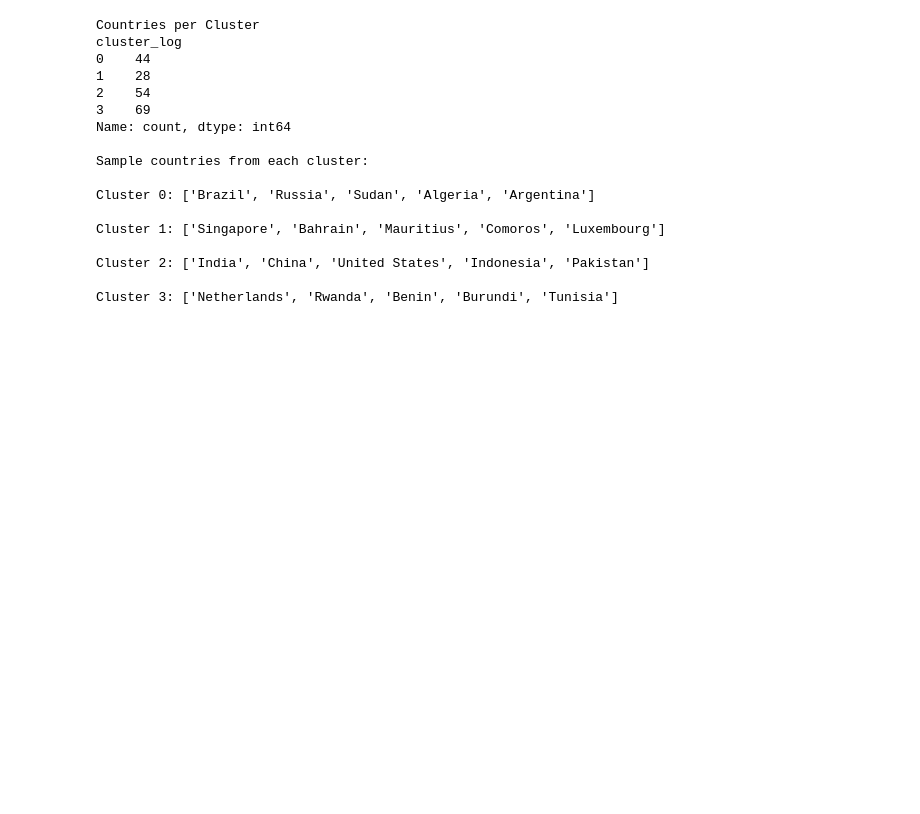
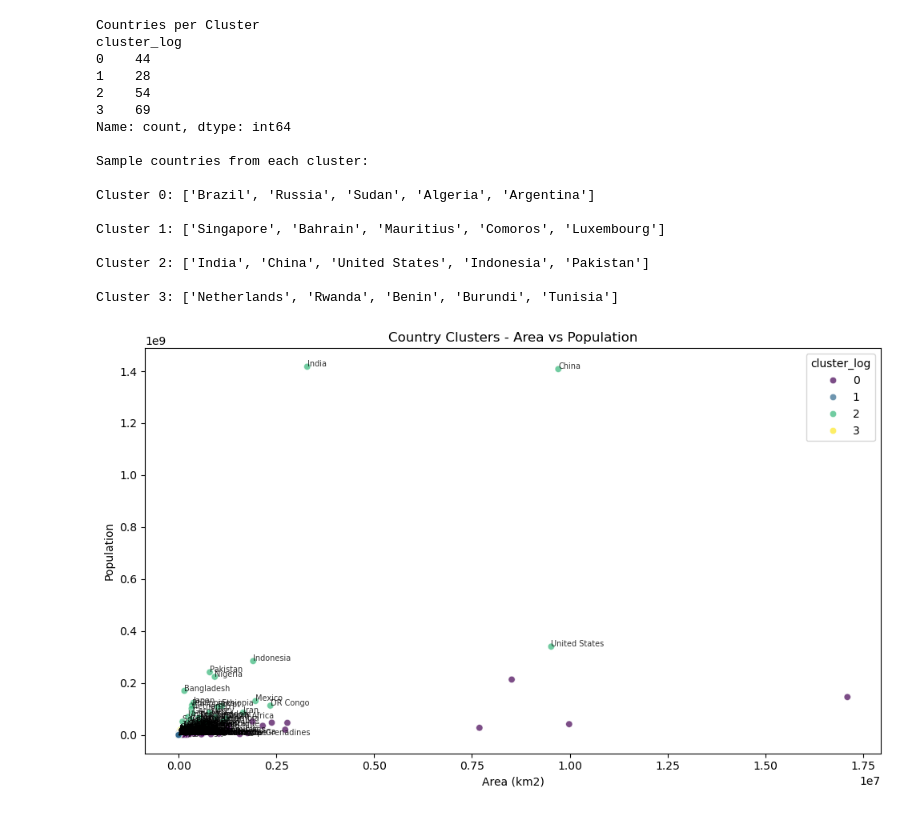
Before and after one commit to vaibhavgarg003/industry-learning, a Jupyter notebook: ml-ai/country-ml-project/notebooks/exploration.ipynb, the cells around one changed output. Drawn from its saved outputs; the diff is of its cells as text; code cells hidden in the pictures; blank space fills up the shorter version.

```diff
--- a/ml-ai/country-ml-project/notebooks/exploration.ipynb
+++ b/ml-ai/country-ml-project/notebooks/exploration.ipynb
@@ -243,3 +243,26 @@ Cluster 1: ['Singapore', 'Bahrain', 'Mauritius', 'Comoros', 'Luxembourg']
 Cluster 2: ['India', 'China', 'United States', 'Indonesia', 'Pakistan']
 
 Cluster 3: ['Netherlands', 'Rwanda', 'Benin', 'Burundi', 'Tunisia']
+# %%
+##visualising clusters
+
+plt.figure(figsize=(10,6))
+sns.scatterplot(data=df,
+                x='area_km2',
+                y='population',
+                hue='cluster_log',
+                palette='viridis',
+                alpha=0.7)
+
+for idx, row in df[df['cluster_log'] != 0].iterrows():
+    plt.annotate(row['country'],
+                 (row['area_km2'], row['population']),
+                 fontsize=7,
+                 alpha=0.8)
+plt.title('Country Clusters - Area vs Population')
+plt.xlabel('Area (km2)')
+plt.ylabel('Population')
+plt.tight_layout()
+plt.show()
+# %% [output]
+[figure, added]
```
Also changed, not shown: 1 other file.
